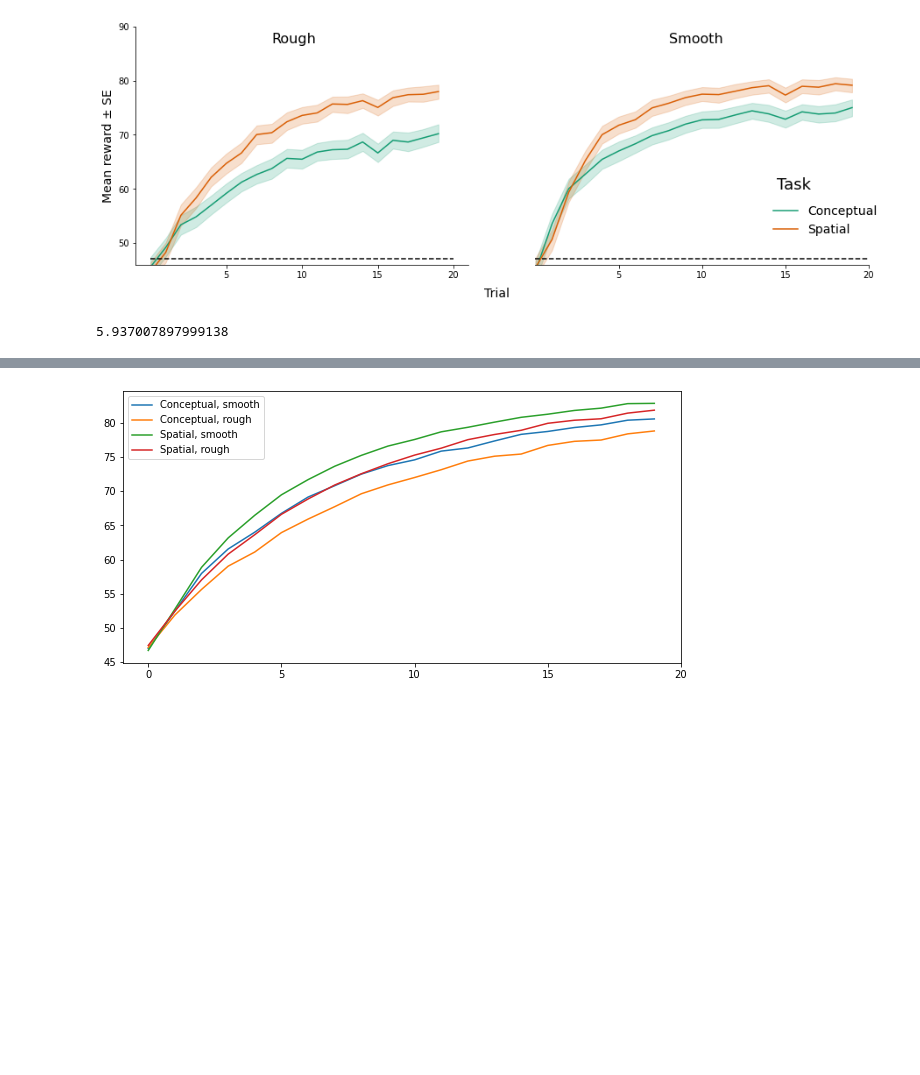
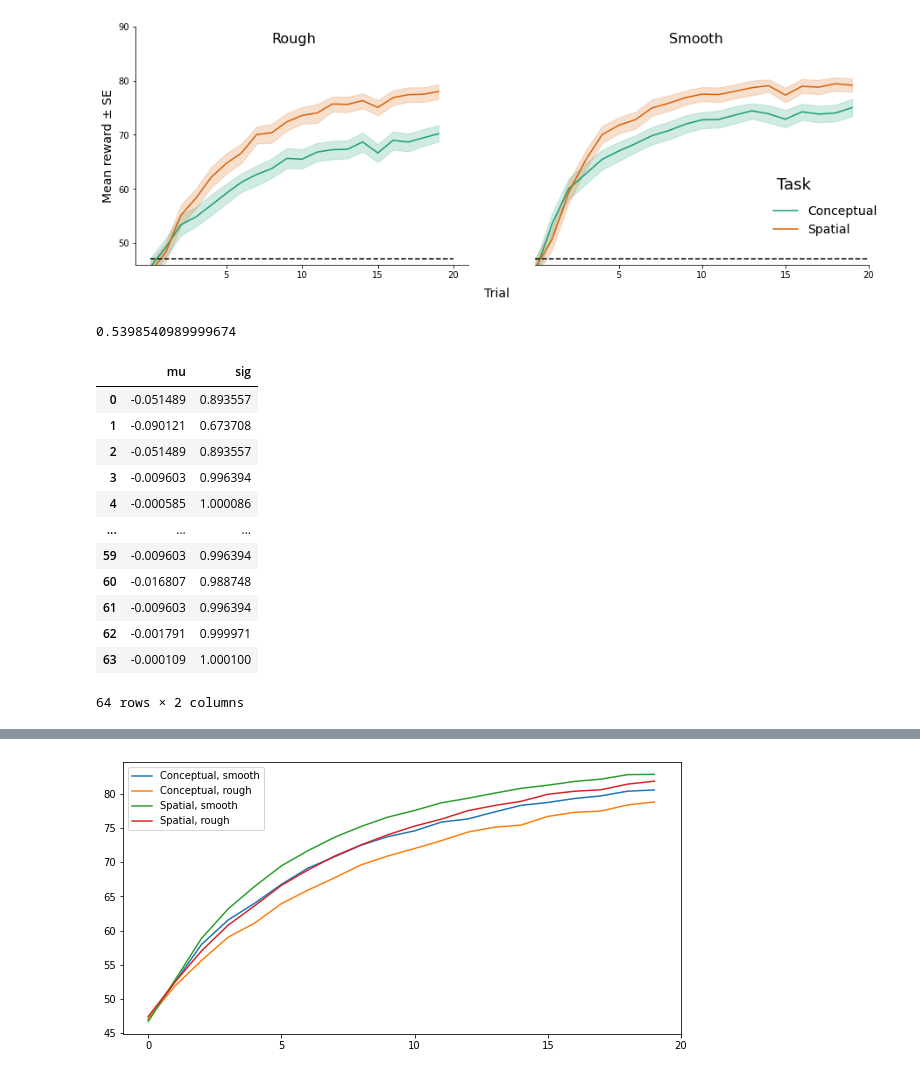
Before and after one commit to JaakkoKoli/Masters-thesis, a Jupyter notebook: DataProcessing.ipynb, the cells around one changed output, grey strips where cells are left out. Saved outputs shown, nothing was run; the diff lists cells and outputs as text; code cells hidden in the pictures; blank space fills up the shorter version.

```diff
--- a/DataProcessing.ipynb
+++ b/DataProcessing.ipynb
@@ -163,7 +163,7 @@ for i in range(sampleSize):
                           "zscaled": grid_zscaled + gabor_zscaled,
                           "previousReward": grid_previousz + gabor_previousz,
                           "ts": grid_ts + gabor_ts,
-                          "scale": gridScale*num_trials + gaborScale*num_trials,
+                          "scale": [y for l in [[x]*num_trials for x in gridScale] for y in l] + [y for l in [[x]*num_trials for x in gaborScale] for y in l],
                           "envOrder": gridEnvOrder + gaborEnvOrder,
                           "bonus": [gridBonus]*num_rounds*num_trials + [gaborBonus]*num_rounds*num_trials,
                           "totalBonus": [totalBonus]*n,
@@ -423,9 +423,25 @@ def gpr(X_test, theta, X, Y, k):
 # %%
 from timeit import default_timer as timer
 start = timer()
-for i in range(300):
+for i in range(20):
     gpr([[x2, x1] for x1 in range(8) for x2 in range(8)], [0.945098951166948, 0.945098951166948, 1, 0.0001], np.column_stack(([4,1], [5,1])), np.matrix([-0.1577524891006599,-0.1577524891006599]), rbf)
 end = timer()
 print(end-start)
 # %% [output]
-5.937007897999138
+0.5398540989999674
+# %%
+gpr([[x2, x1] for x1 in range(8) for x2 in range(8)], [0.945098951166948, 0.945098951166948, 1, 0.0001], np.column_stack(([4,1], [5,1])), np.matrix([-0.1577524891006599,-0.1577524891006599]), rbf)
+# %% [output]
+|  | mu | sig |
+| 0 | -0.051489 | 0.893557 |
+| 1 | -0.090121 | 0.673708 |
+| 2 | -0.051489 | 0.893557 |
+| 3 | -0.009603 | 0.996394 |
+| 4 | -0.000585 | 1.000086 |
+| ... | ... | ... |
+| 59 | -0.009603 | 0.996394 |
+| 60 | -0.016807 | 0.988748 |
+| 61 | -0.009603 | 0.996394 |
+| 62 | -0.001791 | 0.999971 |
+| 63 | -0.000109 | 1.000100 |
+64 rows × 2 columns
```
Also changed, not shown: parts of 20 cells of this notebook.
